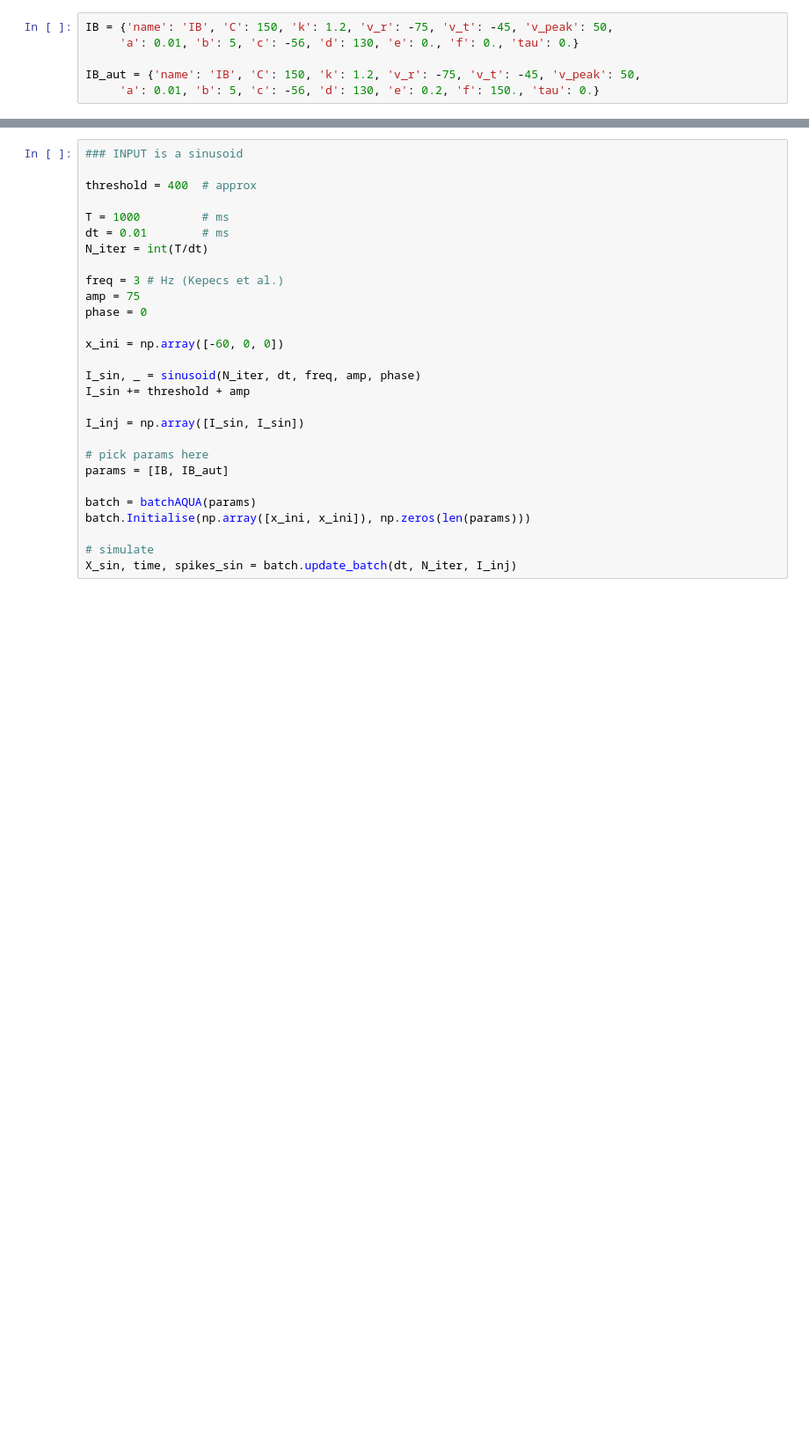
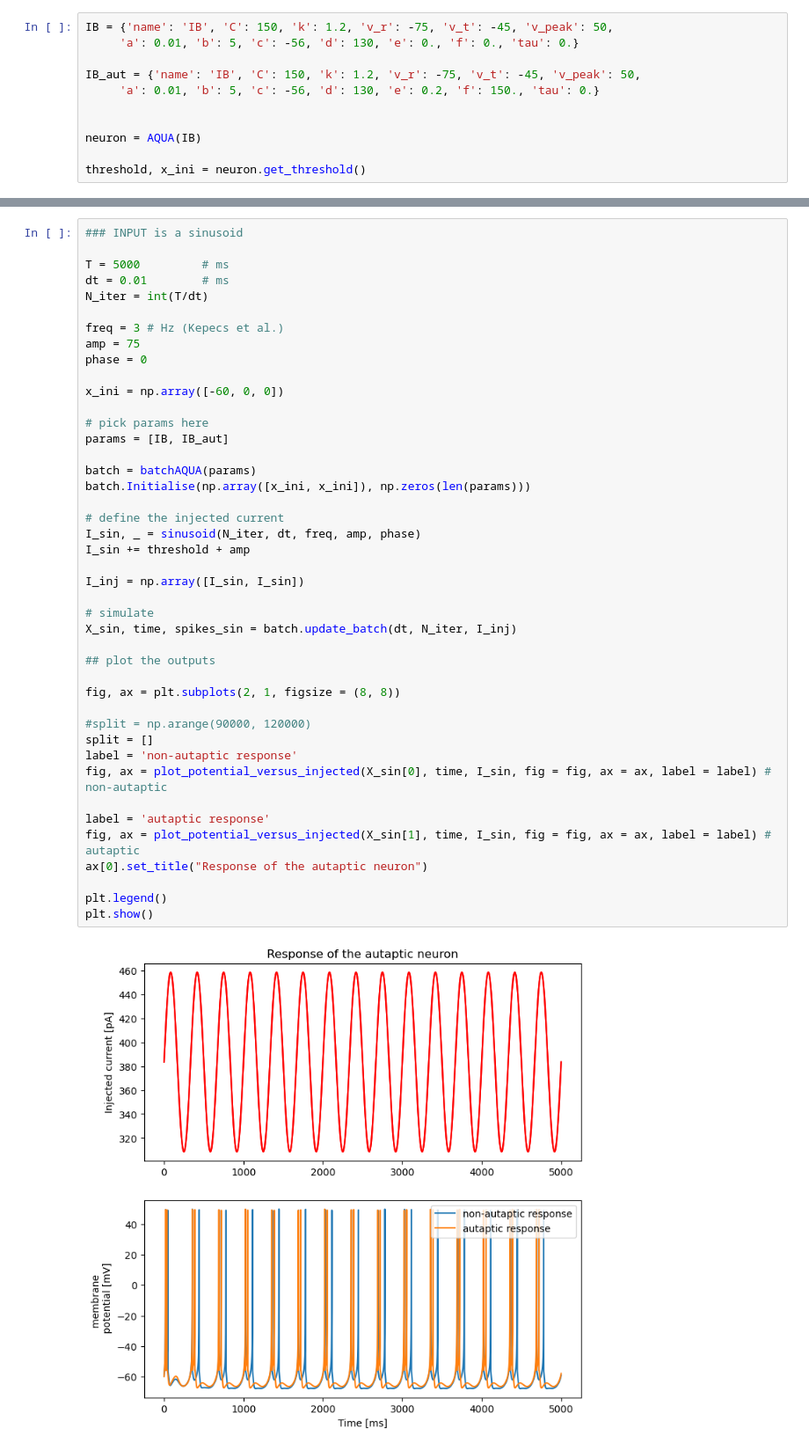
Before and after one commit to liammcs10/AQUA_project, a Jupyter notebook: bursting/IB_test.ipynb, the cells around one changed output, grey strips where cells are left out. Shown at 88% size. Drawn from its saved outputs; the diff is of its cells as text; blank space fills up the shorter version.

Commit message:
Burst testing on IB neuron

```diff
--- a/bursting/IB_test.ipynb
+++ b/bursting/IB_test.ipynb
@@ -18,3 +19,8 @@ IB = {'name': 'IB', 'C': 150, 'k': 1.2, 'v_r': -75, 'v_t': -45, 'v_peak': 50,
 
 IB_aut = {'name': 'IB', 'C': 150, 'k': 1.2, 'v_r': -75, 'v_t': -45, 'v_peak': 50,
      'a': 0.01, 'b': 5, 'c': -56, 'd': 130, 'e': 0.2, 'f': 150., 'tau': 0.}
+
+
+neuron = AQUA(IB)
+
+threshold, x_ini = neuron.get_threshold()
@@ -61,29 +27,46 @@ plt.show()
 # %%
 ### INPUT is a sinusoid
 
-threshold = 400  # approx
-
-T = 1000         # ms
+T = 5000         # ms
 dt = 0.01        # ms
 N_iter = int(T/dt)
 
 freq = 3 # Hz (Kepecs et al.)
 amp = 75
 phase = 0
 
 x_ini = np.array([-60, 0, 0])
 
-I_sin, _ = sinusoid(N_iter, dt, freq, amp, phase)
-I_sin += threshold + amp
-
-I_inj = np.array([I_sin, I_sin])
-
 # pick params here
 params = [IB, IB_aut]
 
 batch = batchAQUA(params)
 batch.Initialise(np.array([x_ini, x_ini]), np.zeros(len(params)))
 
+# define the injected current
+I_sin, _ = sinusoid(N_iter, dt, freq, amp, phase)
+I_sin += threshold + amp
+
+I_inj = np.array([I_sin, I_sin])
+
 # simulate
 X_sin, time, spikes_sin = batch.update_batch(dt, N_iter, I_inj)
+
+## plot the outputs
+
+fig, ax = plt.subplots(2, 1, figsize = (8, 8))
+
+#split = np.arange(90000, 120000)
+split = []
+label = 'non-autaptic response'
+fig, ax = plot_potential_versus_injected(X_sin[0], time, I_sin, fig = fig, ax = ax, label = label) # non-autaptic
+
+label = 'autaptic response'
+fig, ax = plot_potential_versus_injected(X_sin[1], time, I_sin, fig = fig, ax = ax, label = label) # autaptic
+ax[0].set_title("Response of the autaptic neuron")
+
+plt.legend()
+plt.show()
+# %% [output]
+[figure, added]
 # %%
```
Also changed, not shown: parts of 5 cells of this notebook, 2 other files.
